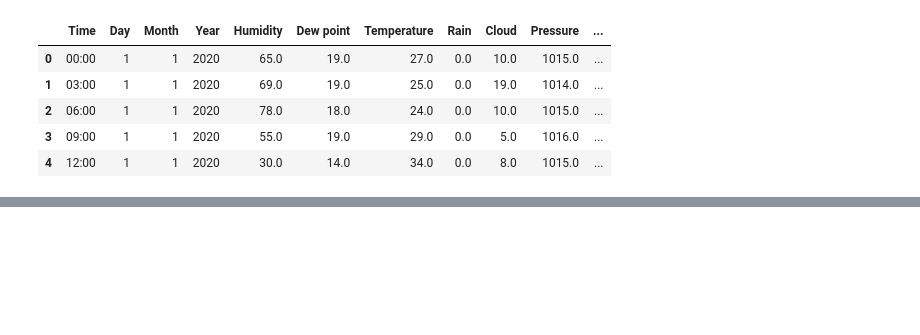
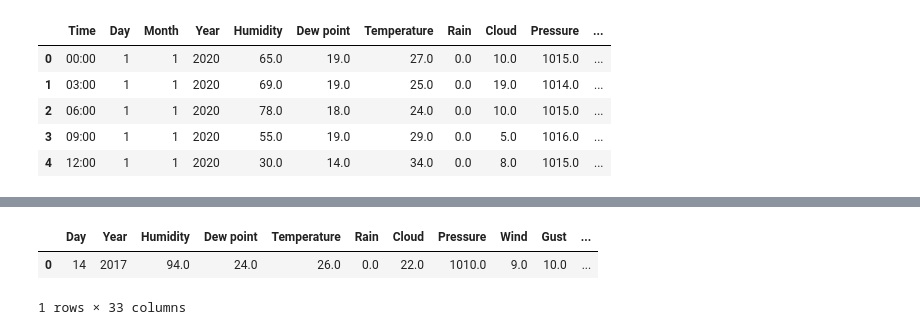
Before and after one commit to thang-dao/weather_analysis, a Jupyter notebook: main.ipynb, the cells around one changed output, grey strips where cells are left out. Cells and saved outputs as stored; diff of their text form; code cells hidden in the pictures; blank space fills up the shorter version.

```diff
--- a/main.ipynb
+++ b/main.ipynb
@@ -184,0 +176,14 @@ Test accuracy =  0.8176718092566619
+# %%
+a = dict(Xtest.iloc[[0]])
+# %%
+inputs = {}
+for k,v in a.items():
+    inputs[k] = v.values[0]
+# %%
+x = pd.DataFrame([inputs])
+# %%
+x
+# %% [output]
+|  | Day | Year | Humidity | Dew point | Temperature | Rain | Cloud | Pressure | Wind | Gust | ... |
+| 0 | 14 | 2017 | 94.0 | 24.0 | 26.0 | 0.0 | 22.0 | 1010.0 | 9.0 | 10.0 | ... |
+1 rows × 33 columns
```
Also changed, not shown: parts of 21 cells of this notebook, 1 other file.
